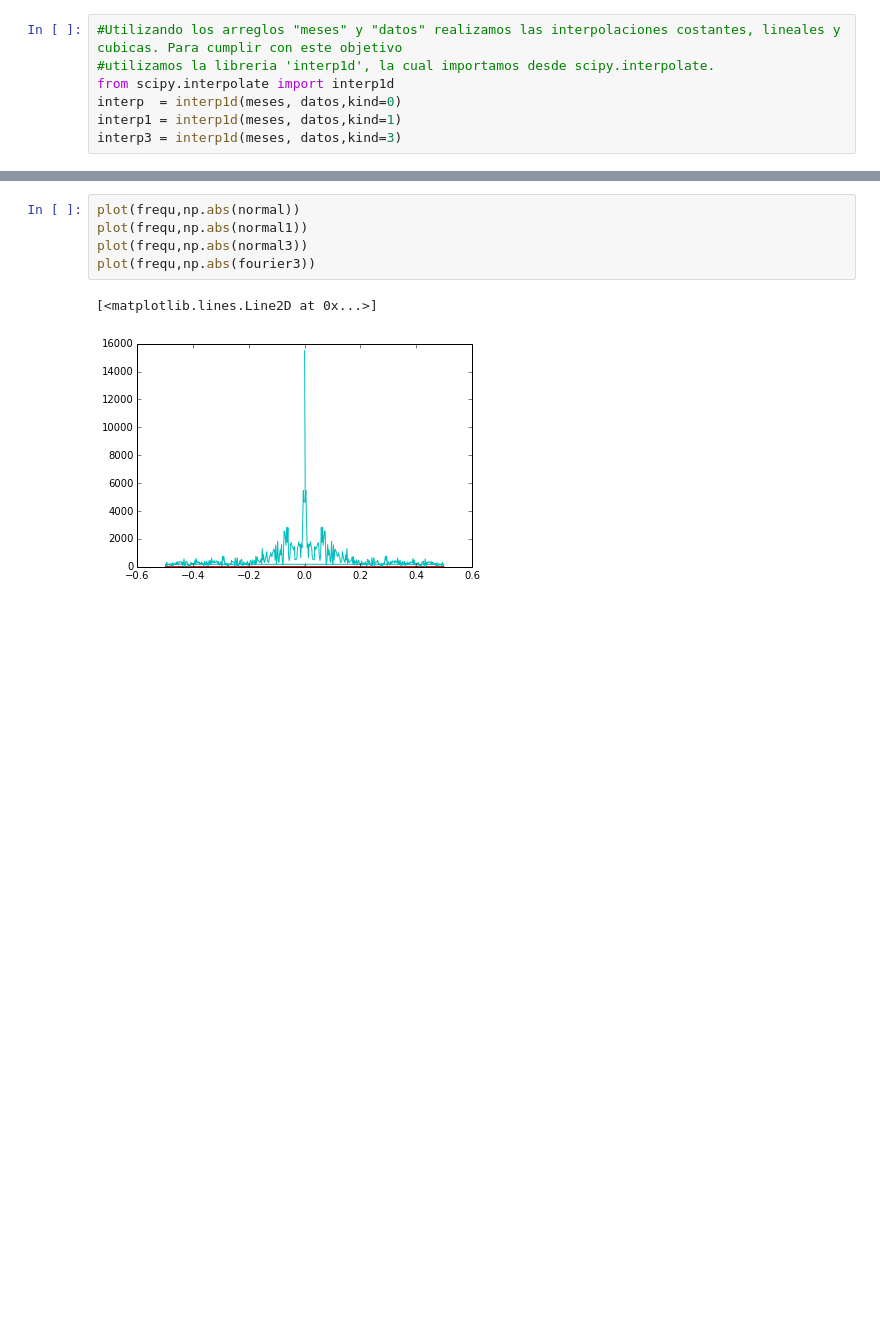
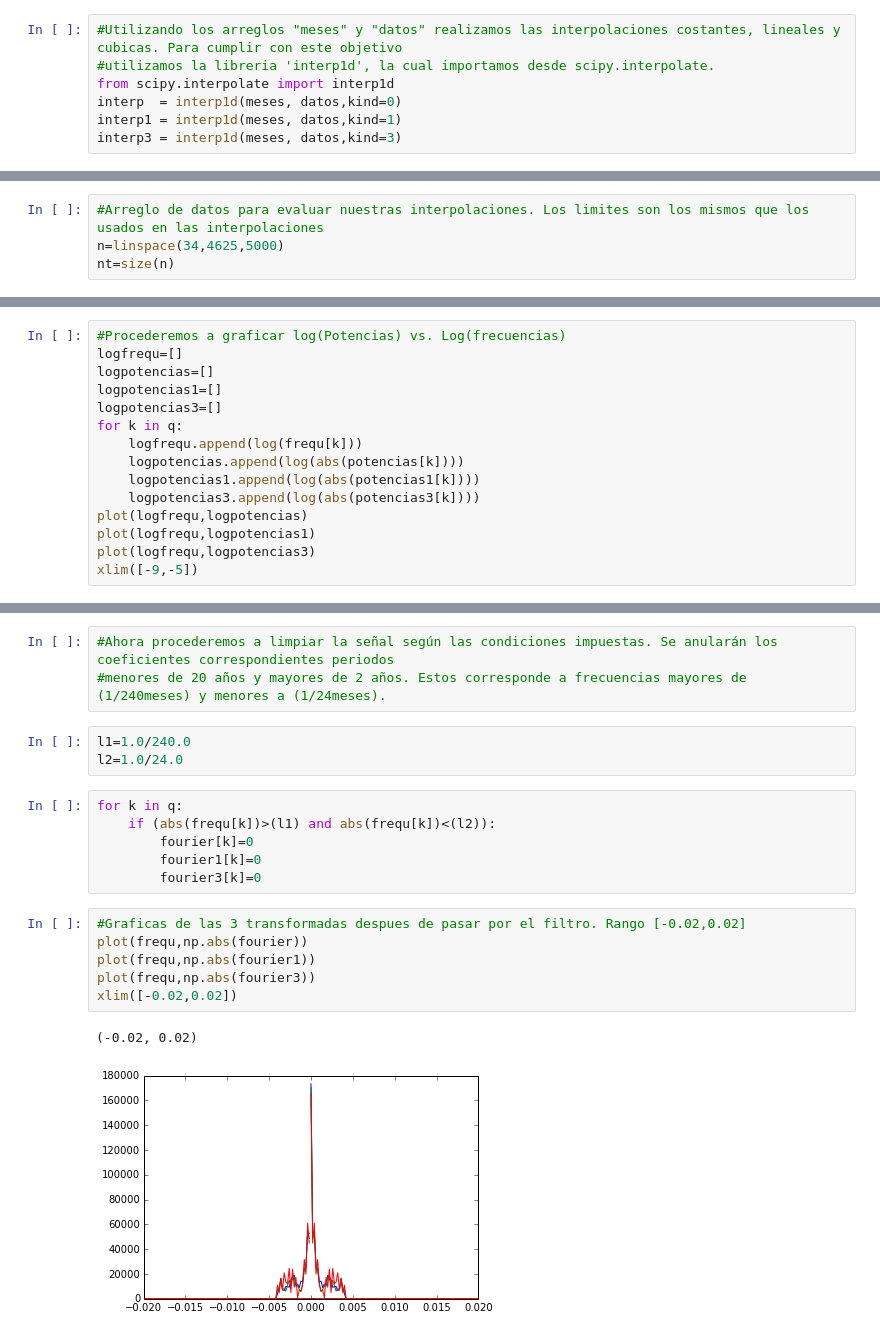
Before and after one commit to Nagudelo/Hausaufgabe-5, a Jupyter notebook: Borradores/Borrador_Punto2.ipynb, the cells around one changed output, grey strips where cells are left out. Cells and saved outputs as stored; diff of their text form; blank space fills up the shorter version.

```diff
--- a/Borradores/Borrador_Punto2.ipynb
+++ b/Borradores/Borrador_Punto2.ipynb
@@ -46 +43,5 @@ n=linspace(34,4625,100000)
+# %%
+#Arreglo de datos para evaluar nuestras interpolaciones. Los limites son los mismos que los usados en las interpolaciones
+n=linspace(34,4625,5000)
+nt=size(n)
 # %%
@@ -85,0 +139,15 @@ frequ = fftfreq(tamano, 1) # Recuperamos las frecuencias
+# %%
+#Procederemos a graficar log(Potencias) vs. Log(frecuencias)
+logfrequ=[]
+logpotencias=[]
+logpotencias1=[]
+logpotencias3=[]
+for k in q:
+    logfrequ.append(log(frequ[k]))
+    logpotencias.append(log(abs(potencias[k])))
+    logpotencias1.append(log(abs(potencias1[k])))
+    logpotencias3.append(log(abs(potencias3[k])))
+plot(logfrequ,logpotencias)
+plot(logfrequ,logpotencias1)
+plot(logfrequ,logpotencias3)
+xlim([-9,-5])
@@ -86,8 +157,21 @@ frequ = fftfreq(tamano, 1) # Recuperamos las frecuencias
+# %%
+#Ahora procederemos a limpiar la señal según las condiciones impuestas. Se anularán los coeficientes correspondientes periodos
+#menores de 20 años y mayores de 2 años. Estos corresponde a frecuencias mayores de (1/240meses) y menores a (1/24meses).
+# %%
+l1=1.0/240.0
+l2=1.0/24.0
+# %%
+for k in q:
+    if (abs(frequ[k])>(l1) and abs(frequ[k])<(l2)):
+        fourier[k]=0
+        fourier1[k]=0
+        fourier3[k]=0
 # %%
-plot(frequ,np.abs(normal))
-plot(frequ,np.abs(normal1))
-plot(frequ,np.abs(normal3))
+#Graficas de las 3 transformadas despues de pasar por el filtro. Rango [-0.02,0.02]
+plot(frequ,np.abs(fourier))
+plot(frequ,np.abs(fourier1))
 plot(frequ,np.abs(fourier3))
+xlim([-0.02,0.02])
 # %% [output]
-[<matplotlib.lines.Line2D at 0x...>]
+(-0.02, 0.02)
-[figure, old version]
+[figure, new version]
```
Also changed, not shown: parts of 25 cells of this notebook.
